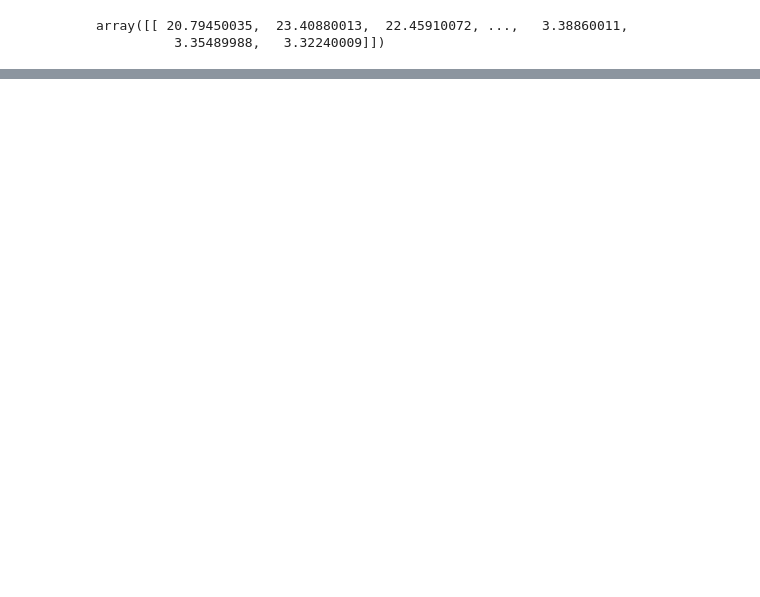
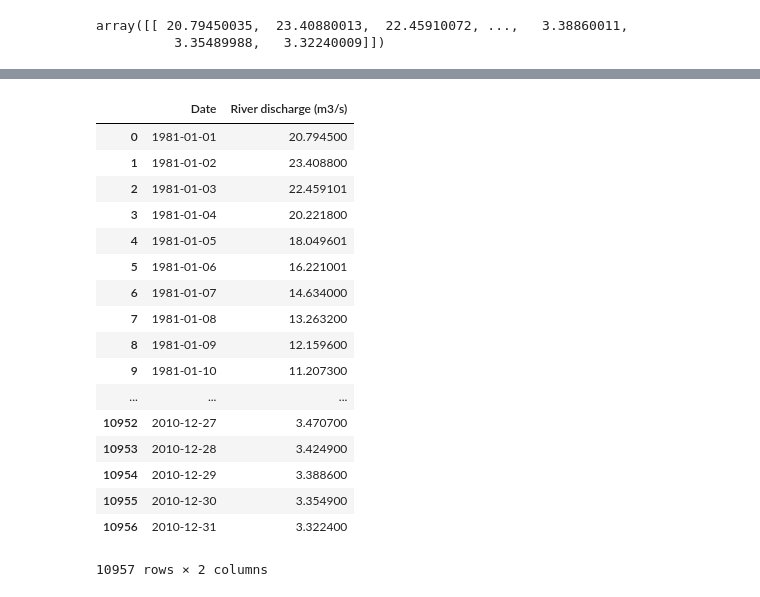
Before and after one commit to amizyuk/pyMHI, a Jupyter notebook: Meeting_03/Meeting_03.ipynb, the cells around one changed output, grey strips where cells are left out. Cells and saved outputs as stored; diff of their text form; code cells hidden in the pictures; blank space fills up the shorter version.

```diff
--- a/Meeting_03/Meeting_03.ipynb
+++ b/Meeting_03/Meeting_03.ipynb
@@ -358,0 +502,21 @@ array([[ 20.79450035,  23.40880013,  22.45910072, ...,   3.38860011,
+# %%
+data
+# %% [output]
+|  | Date | River discharge (m3/s) |
+| 0 | 1981-01-01 | 20.794500 |
+| 1 | 1981-01-02 | 23.408800 |
+| 2 | 1981-01-03 | 22.459101 |
+| 3 | 1981-01-04 | 20.221800 |
+| 4 | 1981-01-05 | 18.049601 |
+| 5 | 1981-01-06 | 16.221001 |
+| 6 | 1981-01-07 | 14.634000 |
+| 7 | 1981-01-08 | 13.263200 |
+| 8 | 1981-01-09 | 12.159600 |
+| 9 | 1981-01-10 | 11.207300 |
+| ... | ... | ... |
+| 10952 | 2010-12-27 | 3.470700 |
+| 10953 | 2010-12-28 | 3.424900 |
+| 10954 | 2010-12-29 | 3.388600 |
+| 10955 | 2010-12-30 | 3.354900 |
+| 10956 | 2010-12-31 | 3.322400 |
+10957 rows × 2 columns
```
Also changed, not shown: parts of 27 cells of this notebook, 1 other file.
